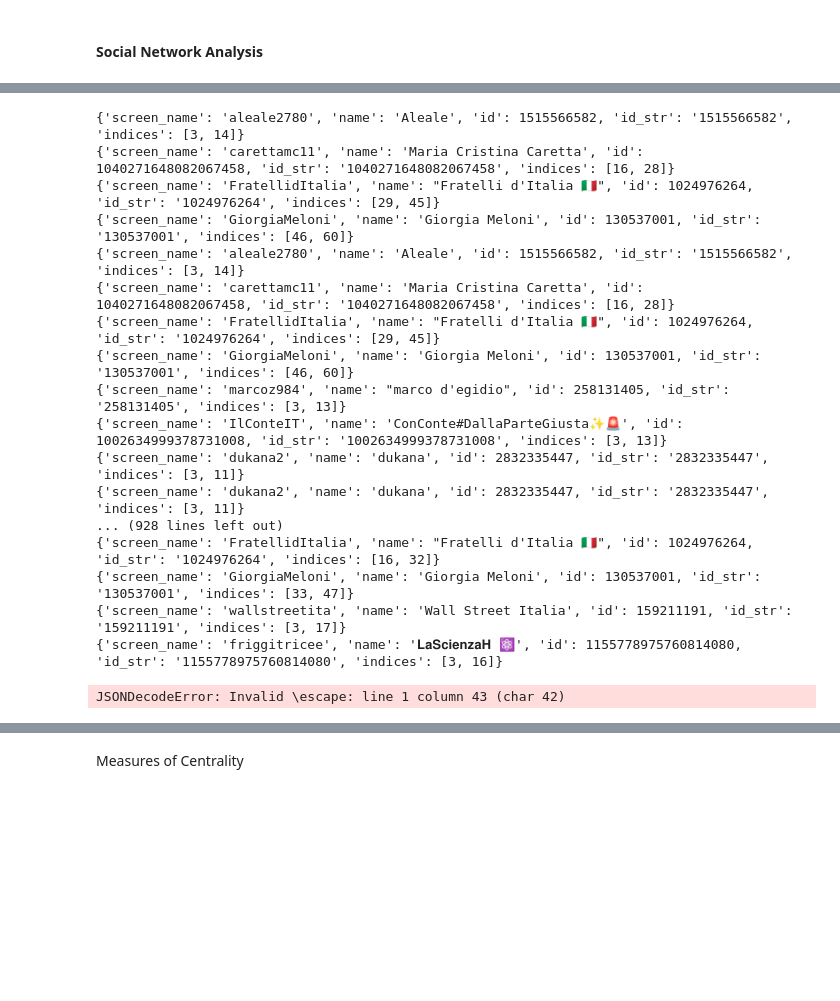
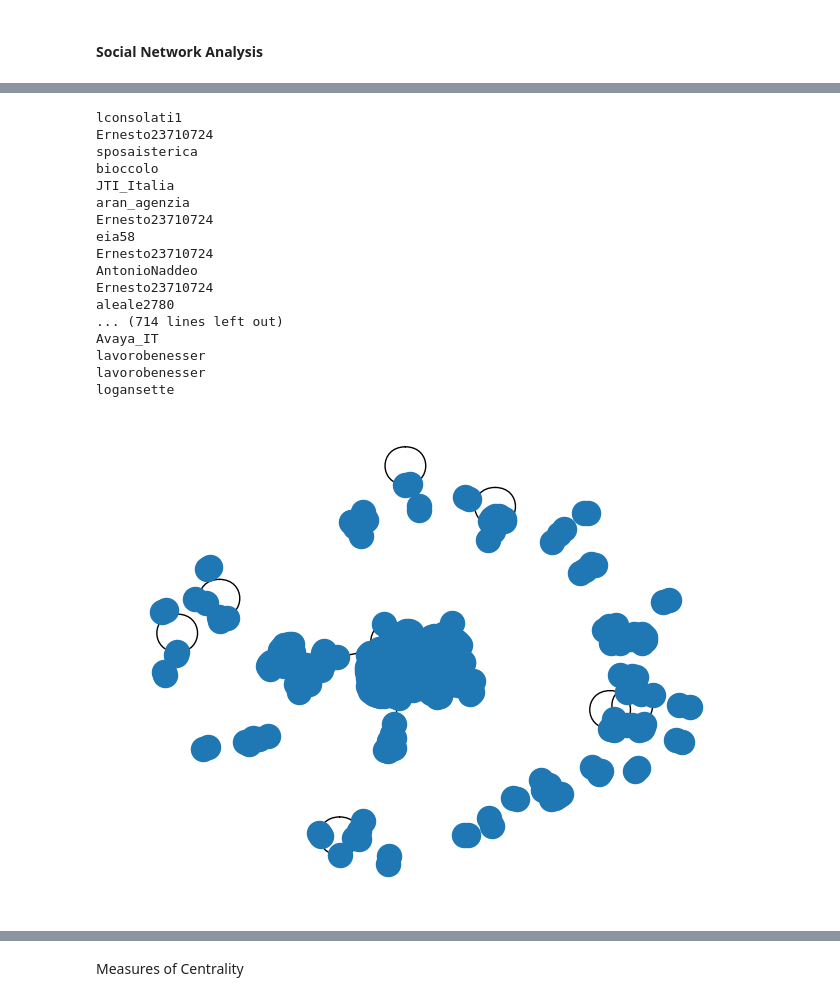
Before and after one commit to Blowdire/SocialMediaProject, a Jupyter notebook: notebooks/project-SMA-SW.ipynb, the cells around one changed output, grey strips where cells are left out. Drawn from its saved outputs; the diff is of its cells as text; code cells hidden in the pictures; blank space fills up the shorter version.

```diff
--- a/notebooks/project-SMA-SW.ipynb
+++ b/notebooks/project-SMA-SW.ipynb
@@ -354,37 +356,32 @@ author_mentions.head()
 # %%
 import networkx as nx
 import json
 import re
 import matplotlib.pyplot as plt
 Graph = nx.Graph()
 
 for index, row in author_mentions.iterrows():
-  # print(row[1])
-
-  full_text = re.sub("(?<=[a-zA-Z])'(?=[a-zA-Z])", "###3", row[1])
-  full_text = full_text.replace("'", '"')
-  full_text = full_text.replace('###3', "'")
-  mentions_array = json.loads(full_text)
+  print(row[0])
+  mentions_array = json.loads(row[1])
   for item in mentions_array:
-    print(item)
     Graph.add_edge(row[0], item['screen_name'])
-nx.draw(Graph)
+nx.draw(Graph, pos=nx.spring_layout(Graph))
 # %% [output]
-{'screen_name': 'aleale2780', 'name': 'Aleale', 'id': 1515566582, 'id_str': '1515566582', 'indices': [3, 14]}
-{'screen_name': 'carettamc11', 'name': 'Maria Cristina Caretta', 'id': 1040271648082067458, 'id_str': '1040271648082067458', 'indices': [16, 28]}
-{'screen_name': 'FratellidItalia', 'name': "Fratelli d'Italia 🇮🇹", 'id': 1024976264, 'id_str': '1024976264', 'indices': [29, 45]}
-{'screen_name': 'GiorgiaMeloni', 'name': 'Giorgia Meloni', 'id': 130537001, 'id_str': '130537001', 'indices': [46, 60]}
-{'screen_name': 'aleale2780', 'name': 'Aleale', 'id': 1515566582, 'id_str': '1515566582', 'indices': [3, 14]}
-{'screen_name': 'carettamc11', 'name': 'Maria Cristina Caretta', 'id': 1040271648082067458, 'id_str': '1040271648082067458', 'indices': [16, 28]}
-{'screen_name': 'FratellidItalia', 'name': "Fratelli d'Italia 🇮🇹", 'id': 1024976264, 'id_str': '1024976264', 'indices': [29, 45]}
-{'screen_name': 'GiorgiaMeloni', 'name': 'Giorgia Meloni', 'id': 130537001, 'id_str': '130537001', 'indices': [46, 60]}
-{'screen_name': 'marcoz984', 'name': "marco d'egidio", 'id': 258131405, 'id_str': '258131405', 'indices': [3, 13]}
-{'screen_name': 'IlConteIT', 'name': 'ConConte#DallaParteGiusta✨🚨', 'id': 1002634999378731008, 'id_str': '1002634999378731008', 'indices': [3, 13]}
-{'screen_name': 'dukana2', 'name': 'dukana', 'id': 2832335447, 'id_str': '2832335447', 'indices': [3, 11]}
-{'screen_name': 'dukana2', 'name': 'dukana', 'id': 2832335447, 'id_str': '2832335447', 'indices': [3, 11]}
-... (928 lines left out)
-{'screen_name': 'FratellidItalia', 'name': "Fratelli d'Italia 🇮🇹", 'id': 1024976264, 'id_str': '1024976264', 'indices': [16, 32]}
-{'screen_name': 'GiorgiaMeloni', 'name': 'Giorgia Meloni', 'id': 130537001, 'id_str': '130537001', 'indices': [33, 47]}
-{'screen_name': 'wallstreetita', 'name': 'Wall Street Italia', 'id': 159211191, 'id_str': '159211191', 'indices': [3, 17]}
-{'screen_name': 'friggitricee', 'name': '𝐋𝐚𝐒𝐜𝐢𝐞𝐧𝐳𝐚𝐇 ⚛️', 'id': 1155778975760814080, 'id_str': '1155778975760814080', 'indices': [3, 16]}
+lconsolati1
+Ernesto23710724
+sposaisterica
+bioccolo
+JTI_Italia
+aran_agenzia
+Ernesto23710724
+eia58
+Ernesto23710724
+AntonioNaddeo
+Ernesto23710724
+aleale2780
+... (714 lines left out)
+Avaya_IT
+lavorobenesser
+lavorobenesser
+logansette
-JSONDecodeError: Invalid \escape: line 1 column 43 (char 42)
+[figure, added]
```
Also changed, not shown: parts of 20 cells of this notebook, 16 other files.
